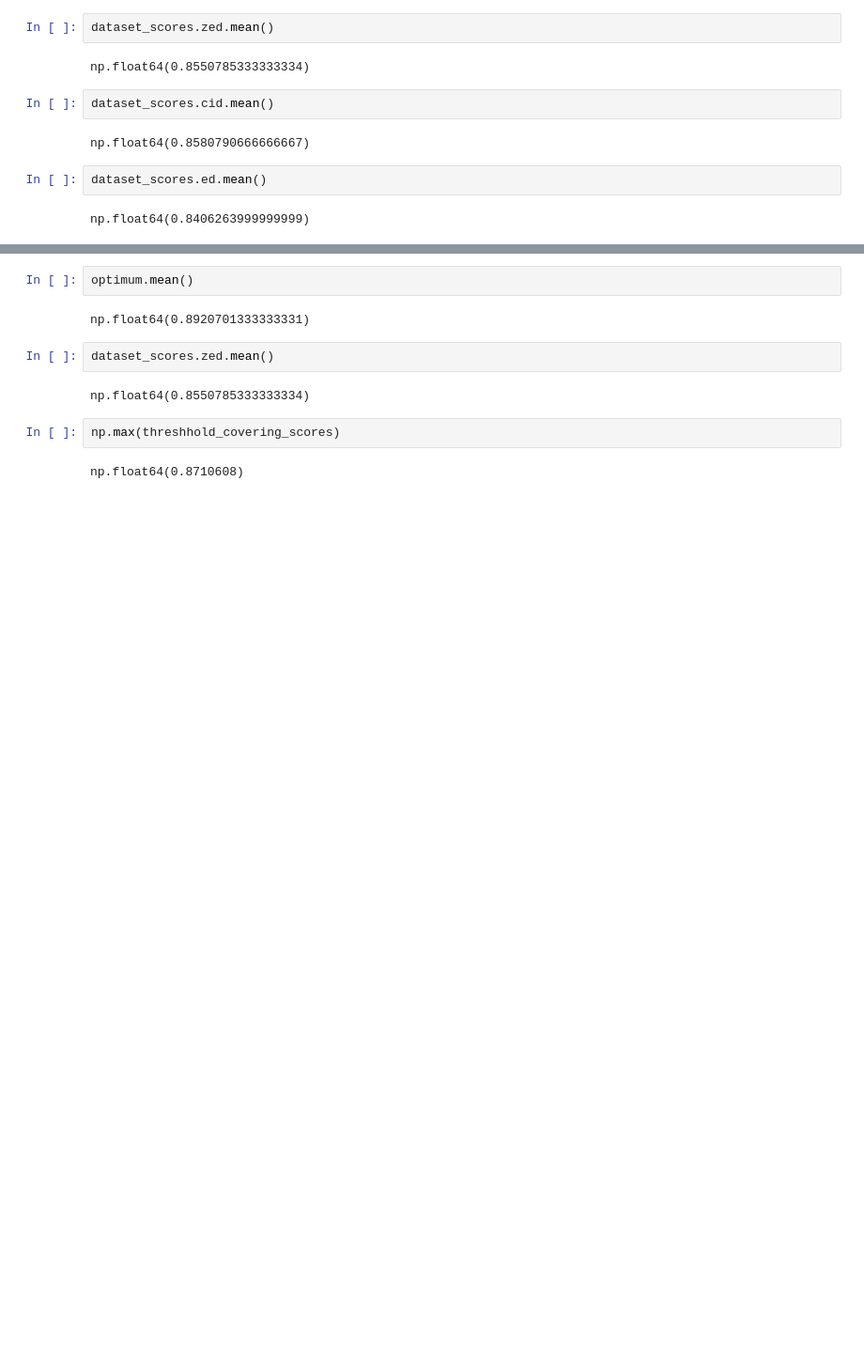
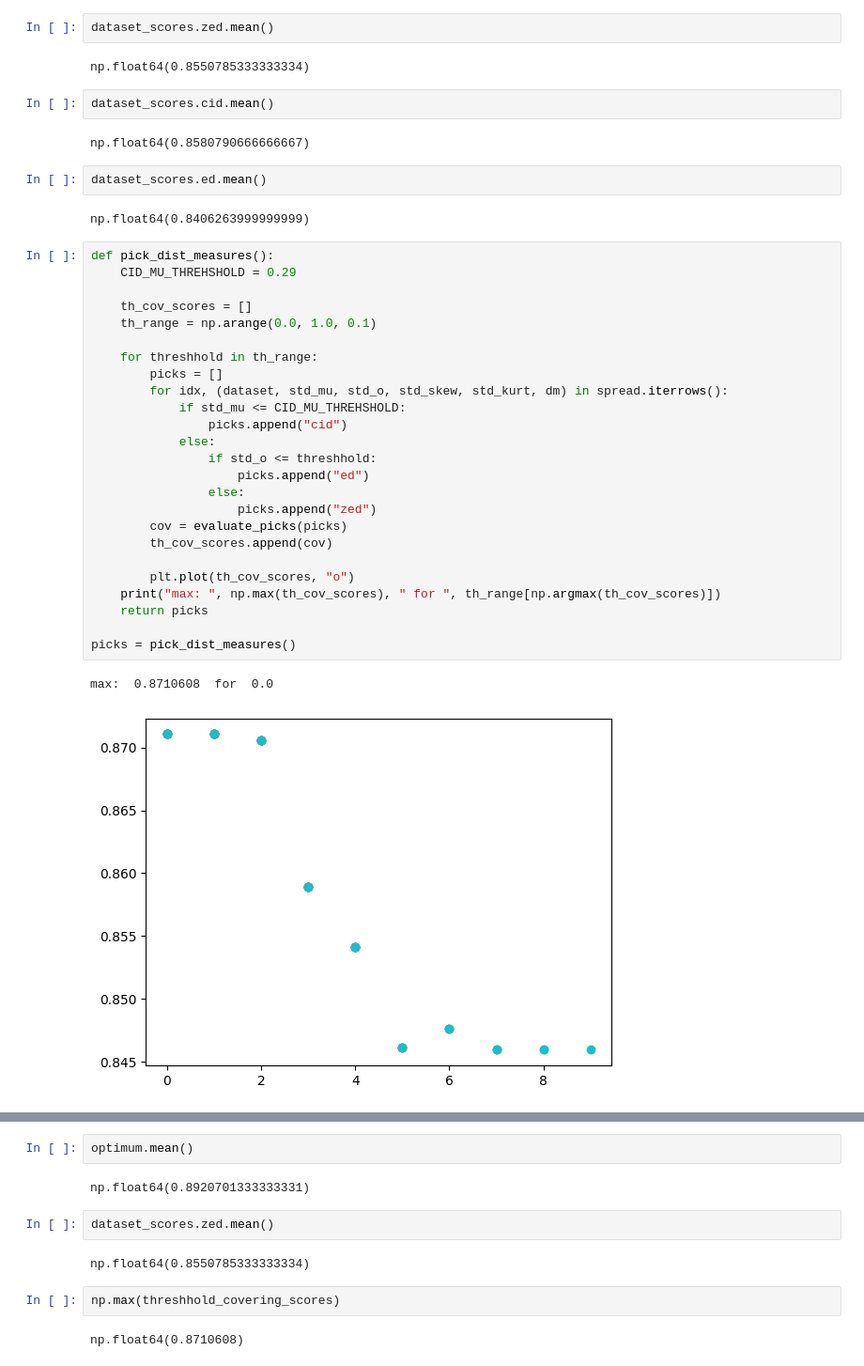
Before and after one commit to JaasperK/oracle, a Jupyter notebook: notebooks/oracle.ipynb, the cells around one changed output, grey strips where cells are left out. Shown at 94% size. Cells and saved outputs as stored; diff of their text form; blank space fills up the shorter version.

```diff
--- a/notebooks/oracle.ipynb
+++ b/notebooks/oracle.ipynb
@@ -425,6 +444,34 @@ np.float64(0.8580790666666667)
 dataset_scores.ed.mean()
 # %% [output]
 np.float64(0.8406263999999999)
+# %%
+def pick_dist_measures():
+    CID_MU_THREHSHOLD = 0.29
+
+    th_cov_scores = []
+    th_range = np.arange(0.0, 1.0, 0.1)
+
+    for threshhold in th_range:
+        picks = []
+        for idx, (dataset, std_mu, std_o, std_skew, std_kurt, dm) in spread.iterrows():
+            if std_mu <= CID_MU_THREHSHOLD:
+                picks.append("cid")
+            else:
+                if std_o <= threshhold:
+                    picks.append("ed")
+                else:
+                    picks.append("zed")
+        cov = evaluate_picks(picks)
+        th_cov_scores.append(cov)
+
+        plt.plot(th_cov_scores, "o")
+    print("max: ", np.max(th_cov_scores), " for ", th_range[np.argmax(th_cov_scores)])
+    return picks
+
+picks = pick_dist_measures()
+# %% [output]
+max:  0.8710608  for  0.0
+[figure, added]
 # %%
 threshhold_covering_scores = []
 r = np.arange(0.25, 0.35, 0.01)
```
Also changed, not shown: parts of 7 cells of this notebook.
